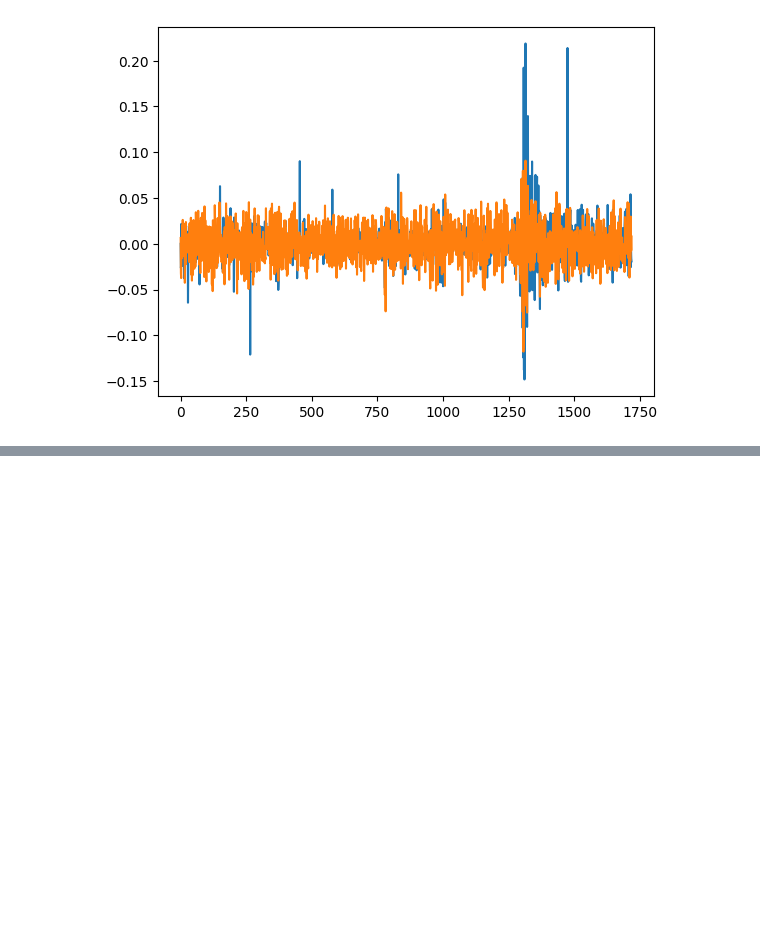
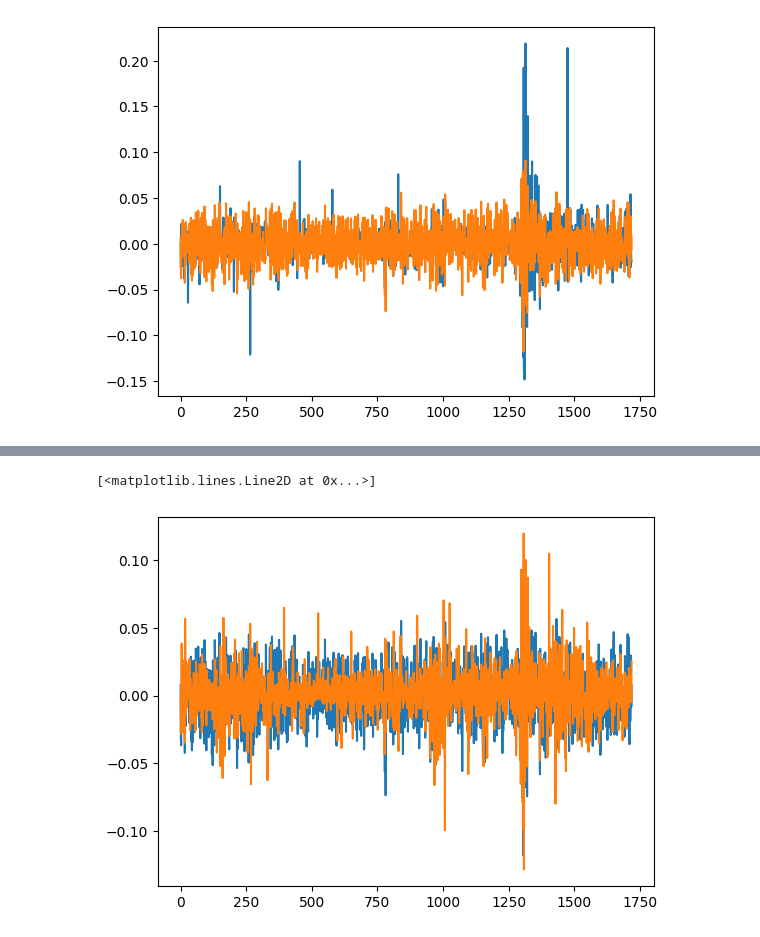
Before and after one commit to abhijay-agarwal/deep-learning-for-index-tracking, a Jupyter notebook: model.ipynb, the cells around one changed output, grey strips where cells are left out. Saved outputs shown, nothing was run; the diff lists cells and outputs as text; code cells hidden in the pictures; blank space fills up the shorter version.

```diff
--- a/model.ipynb
+++ b/model.ipynb
@@ -279,0 +336,11 @@ plt.plot(trial1)
+# %%
+dae.encoder(test_dataset[0][0])
+dae.decoder(dae2.encoder(test_dataset[0][0]))
+
+trial3 = dae(test_dataset[2][0]).detach().numpy()
+mean_squared_error(trial3, test_dataset[2][0].detach().numpy())
+plt.plot(trial3)
+plt.plot(test_dataset[2][0])
+# %% [output]
+[<matplotlib.lines.Line2D at 0x...>]
+[figure, added]
```
Also changed, not shown: parts of 8 cells of this notebook, 1 other file.
